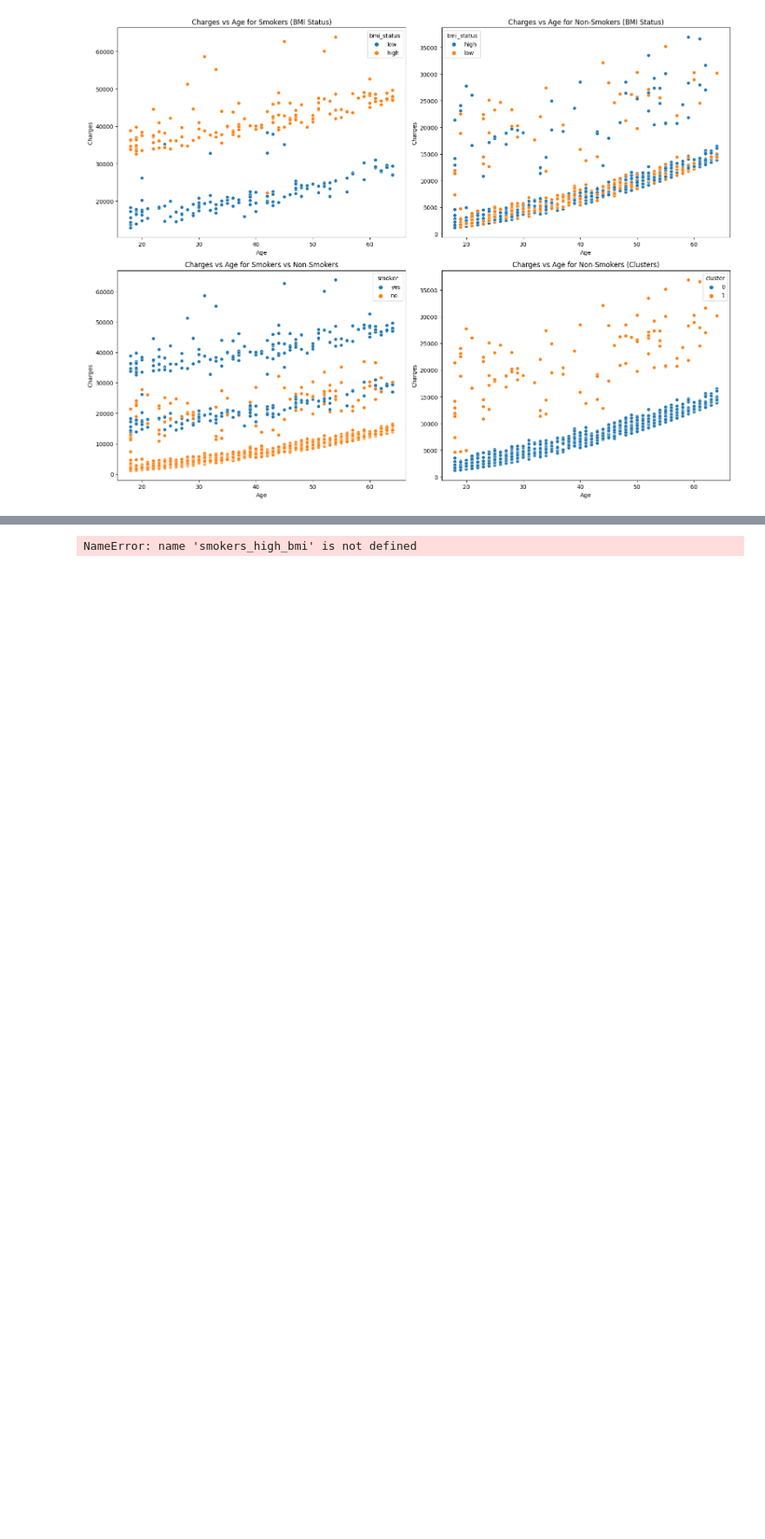
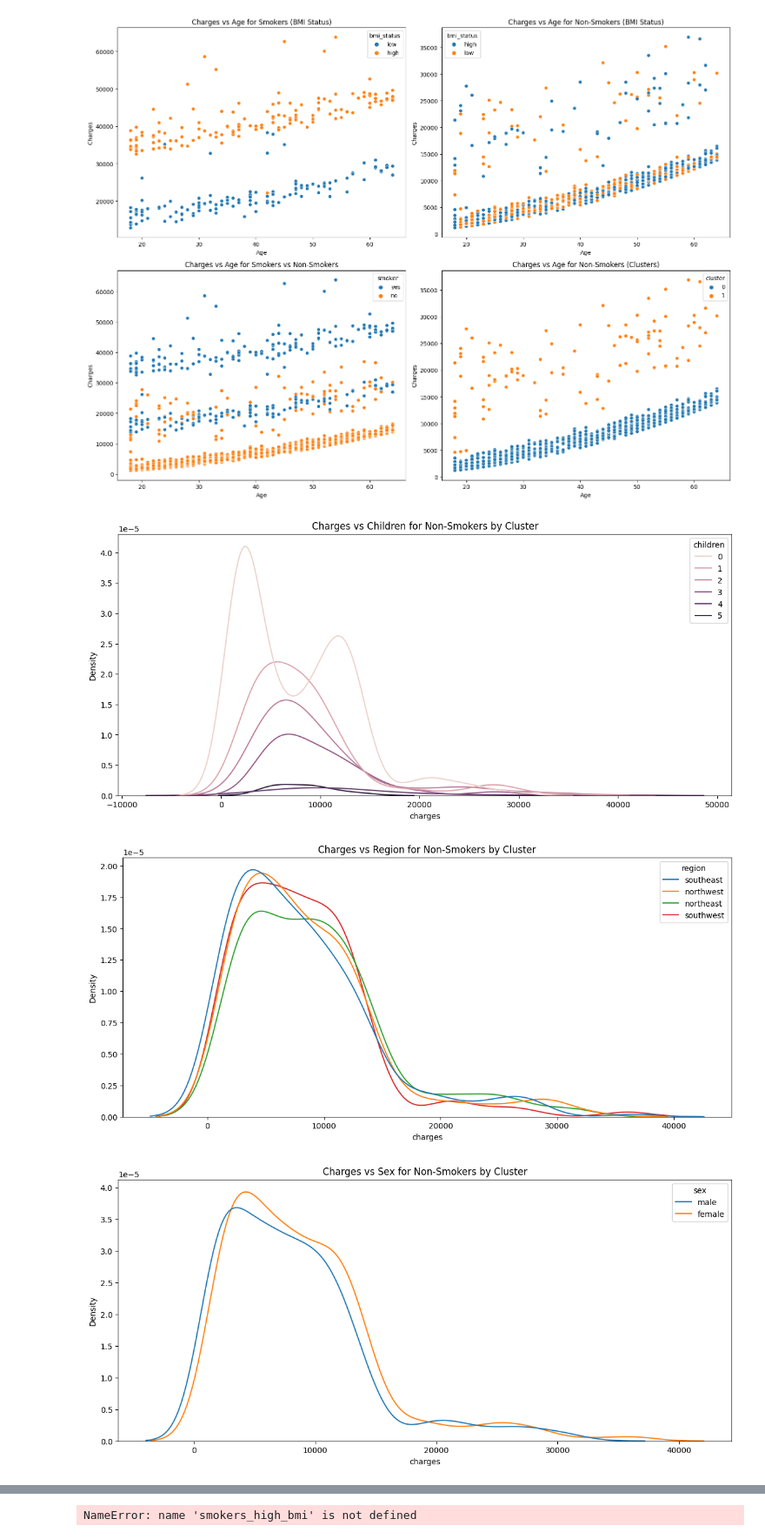
Before and after one commit to mukherjeesrijit/data-science-projects, a Jupyter notebook: us-medical-insurance-project.ipynb, the cells around one changed output, grey strips where cells are left out. Shown at 87% size. Drawn from its saved outputs; the diff is of its cells as text; code cells hidden in the pictures; blank space fills up the shorter version.

```diff
--- a/us-medical-insurance-project.ipynb
+++ b/us-medical-insurance-project.ipynb
@@ -546,3 +546,34 @@ For example, when doing 'df[col].method(value, inplace=True)', try using 'df.met
 
   df['cluster'].fillna(-1, inplace=True)
 [figure]
+# %%
+import pandas as pd
+import seaborn as sns
+import matplotlib.pyplot as plt
+
+# Assuming your dataframe is named df
+
+# Filter the dataframe for non-smokers
+filtered_df = df[df['smoker'] == 'no']
+
+# Plot charges vs children with cluster distinction
+plt.figure(figsize=(14, 6))
+sns.kdeplot(data=filtered_df, x='charges', hue='children')
+plt.title('Charges vs Children for Non-Smokers by Cluster')
+plt.show()
+
+# Plot charges vs region with cluster distinction
+plt.figure(figsize=(14, 6))
+sns.kdeplot(data=filtered_df, x='charges', hue='region')
+plt.title('Charges vs Region for Non-Smokers by Cluster')
+plt.show()
+
+# Plot charges vs sex with cluster distinction
+plt.figure(figsize=(14, 6))
+sns.kdeplot(data=filtered_df, x='charges', hue='sex')
+plt.title('Charges vs Sex for Non-Smokers by Cluster')
+plt.show()
+# %% [output]
+[figure, added]
+[figure, added]
+[figure, added]
```
Also changed, not shown: parts of 3 cells of this notebook.
